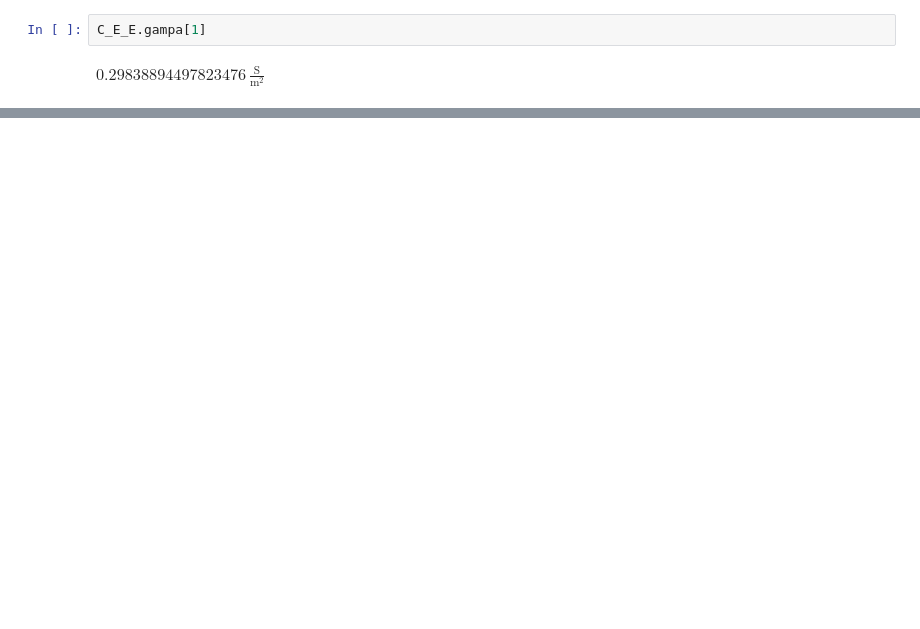
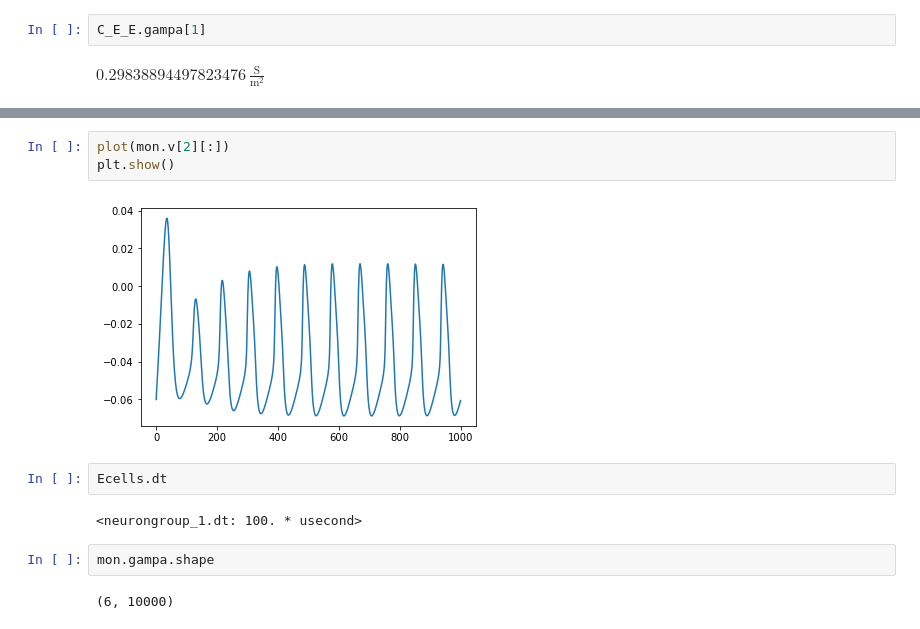
Before and after one commit to JingjinW/Neural-heterogeneity-study-based-on-STDP, a Jupyter notebook: 2002NAT_3.ipynb, the cells around one changed output, grey strips where cells are left out. Cells and saved outputs as stored; diff of their text form; blank space fills up the shorter version.

```diff
--- a/2002NAT_3.ipynb
+++ b/2002NAT_3.ipynb
@@ -178,0 +216,13 @@ $0.29838894497823476\,\frac{\mathrm{S}}{\mathrm{m}^{2}}$
+# %%
+plot(mon.v[2][:])
+plt.show()
+# %% [output]
+[figure, added]
+# %%
+Ecells.dt
+# %% [output]
+<neurongroup_1.dt: 100. * usecond>
+# %%
+mon.gampa.shape
+# %% [output]
+(6, 10000)
```
Also changed, not shown: parts of 17 cells of this notebook, 1 other file.
